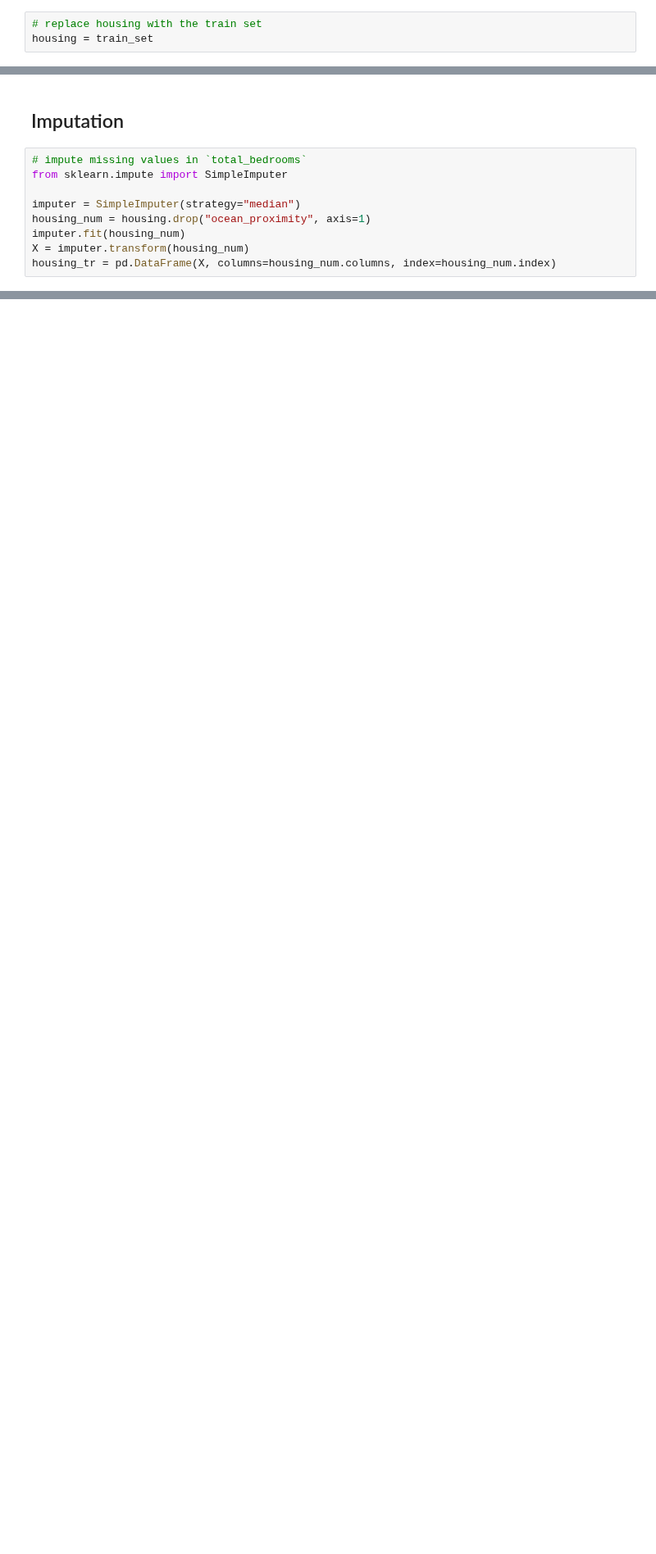
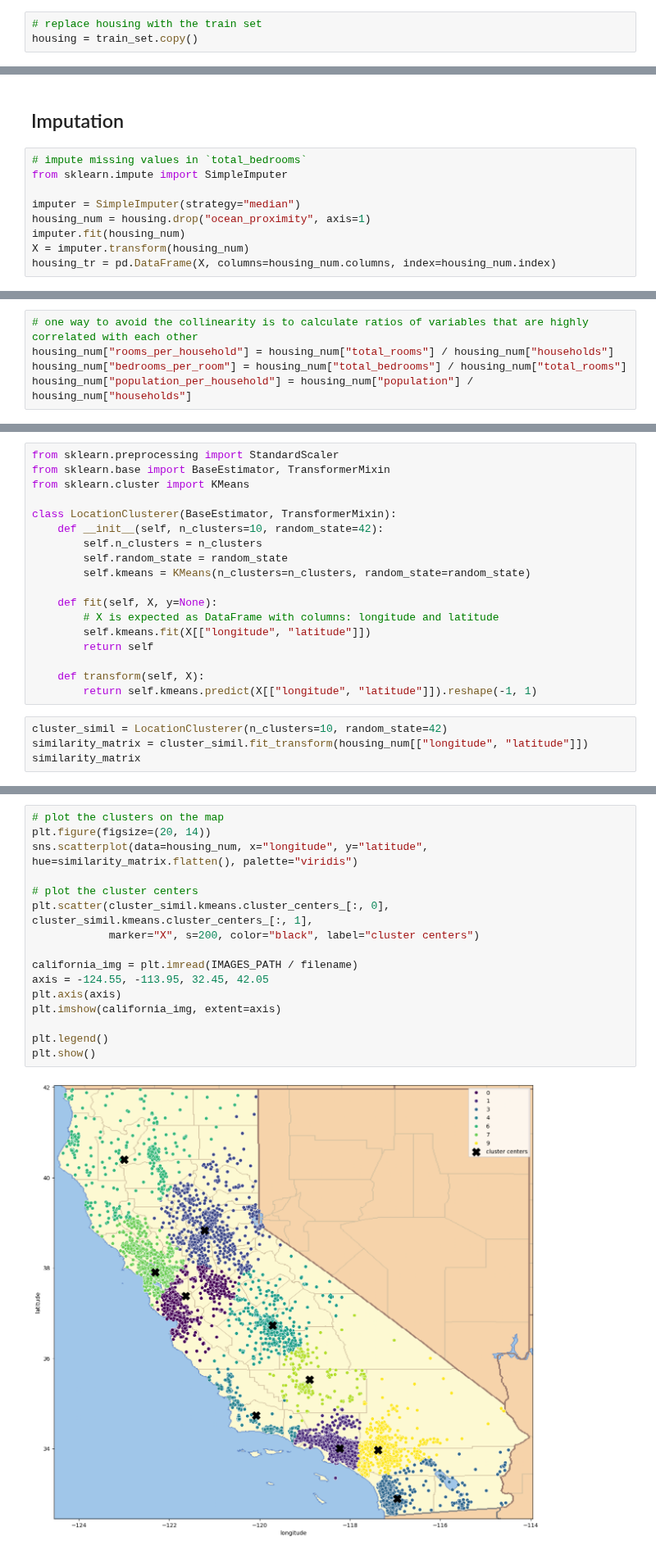
Before and after one commit to Chun-Yu-Lin/california_housing_price, a Jupyter notebook: california_housing_price.ipynb, the cells around one changed output, grey strips where cells are left out. Shown at 82% size. Cells and saved outputs as stored; diff of their text form; blank space fills up the shorter version.

Commit message:
complete pipeline-building and model training

```diff
--- a/california_housing_price.ipynb
+++ b/california_housing_price.ipynb
@@ -102,6 +147,6 @@ train_set.shape, test_set.shape
 # %%
 # replace housing with the train set
-housing = train_set
+housing = train_set.copy()
 # %% [markdown]
 # 4. Perform In-depth EDA on the Train Set
 # %% [markdown]
@@ -211,0 +334,5 @@ imputer.strategy
+# %%
+# one way to avoid the collinearity is to calculate ratios of variables that are highly correlated with each other
+housing_num["rooms_per_household"] = housing_num["total_rooms"] / housing_num["households"]
+housing_num["bedrooms_per_room"] = housing_num["total_bedrooms"] / housing_num["total_rooms"]
+housing_num["population_per_household"] = housing_num["population"] / housing_num["households"]
@@ -211,0 +387,22 @@ imputer.strategy
+# %%
+from sklearn.preprocessing import StandardScaler
+from sklearn.base import BaseEstimator, TransformerMixin
+from sklearn.cluster import KMeans
+
+class LocationClusterer(BaseEstimator, TransformerMixin):
+    def __init__(self, n_clusters=10, random_state=42):
+        self.n_clusters = n_clusters
+        self.random_state = random_state
+        self.kmeans = KMeans(n_clusters=n_clusters, random_state=random_state)
+
+    def fit(self, X, y=None):
+        # X is expected as DataFrame with columns: longitude and latitude
+        self.kmeans.fit(X[["longitude", "latitude"]])
+        return self
+
+    def transform(self, X):
+        return self.kmeans.predict(X[["longitude", "latitude"]]).reshape(-1, 1)
+# %%
+cluster_simil = LocationClusterer(n_clusters=10, random_state=42)
+similarity_matrix = cluster_simil.fit_transform(housing_num[["longitude", "latitude"]])
+similarity_matrix
@@ -211,0 +417,18 @@ imputer.strategy
+# %%
+# plot the clusters on the map
+plt.figure(figsize=(20, 14))
+sns.scatterplot(data=housing_num, x="longitude", y="latitude", hue=similarity_matrix.flatten(), palette="viridis")
+
+# plot the cluster centers
+plt.scatter(cluster_simil.kmeans.cluster_centers_[:, 0], cluster_simil.kmeans.cluster_centers_[:, 1],
+            marker="X", s=200, color="black", label="cluster centers")
+
+california_img = plt.imread(IMAGES_PATH / filename)
+axis = -124.55, -113.95, 32.45, 42.05
+plt.axis(axis)
+plt.imshow(california_img, extent=axis)
+
+plt.legend()
+plt.show()
+# %% [output]
+[figure, added]
```
Also changed, not shown: parts of 42 cells of this notebook, 1 other file.
